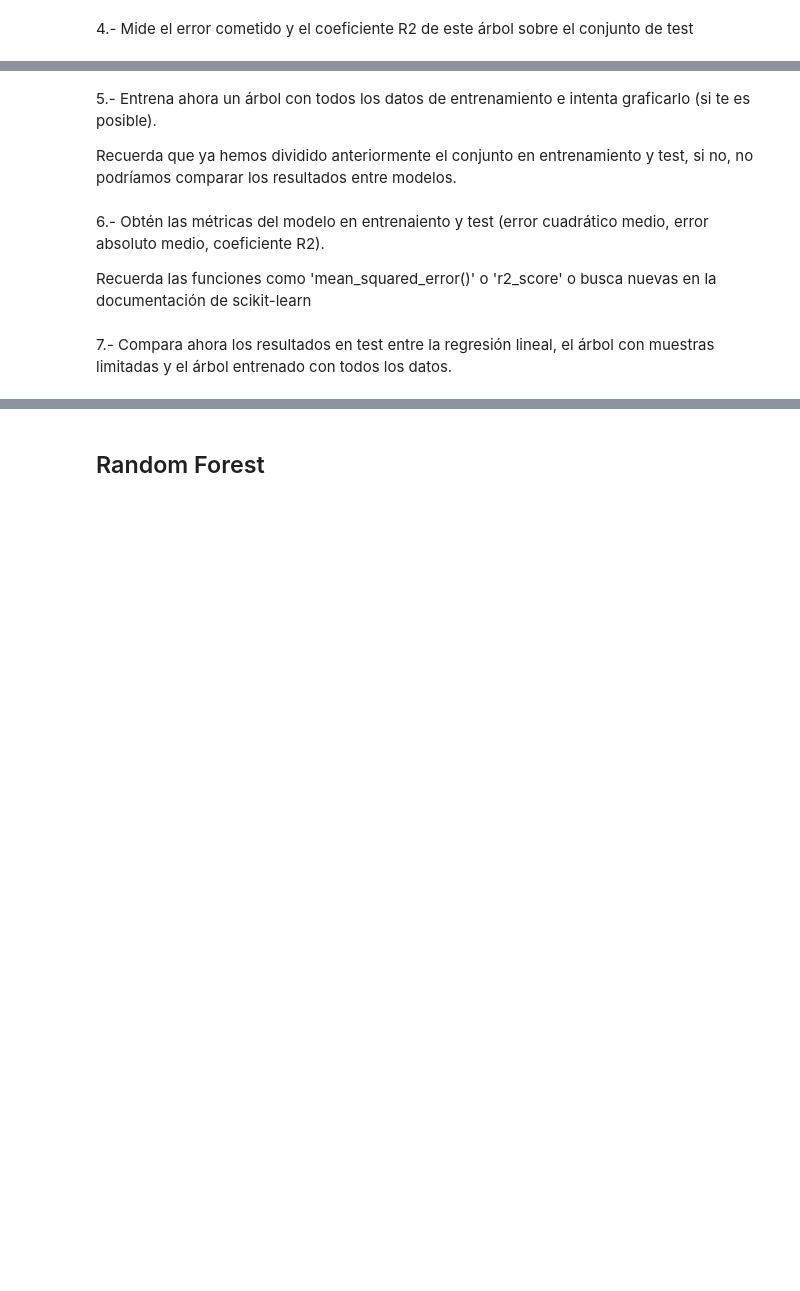
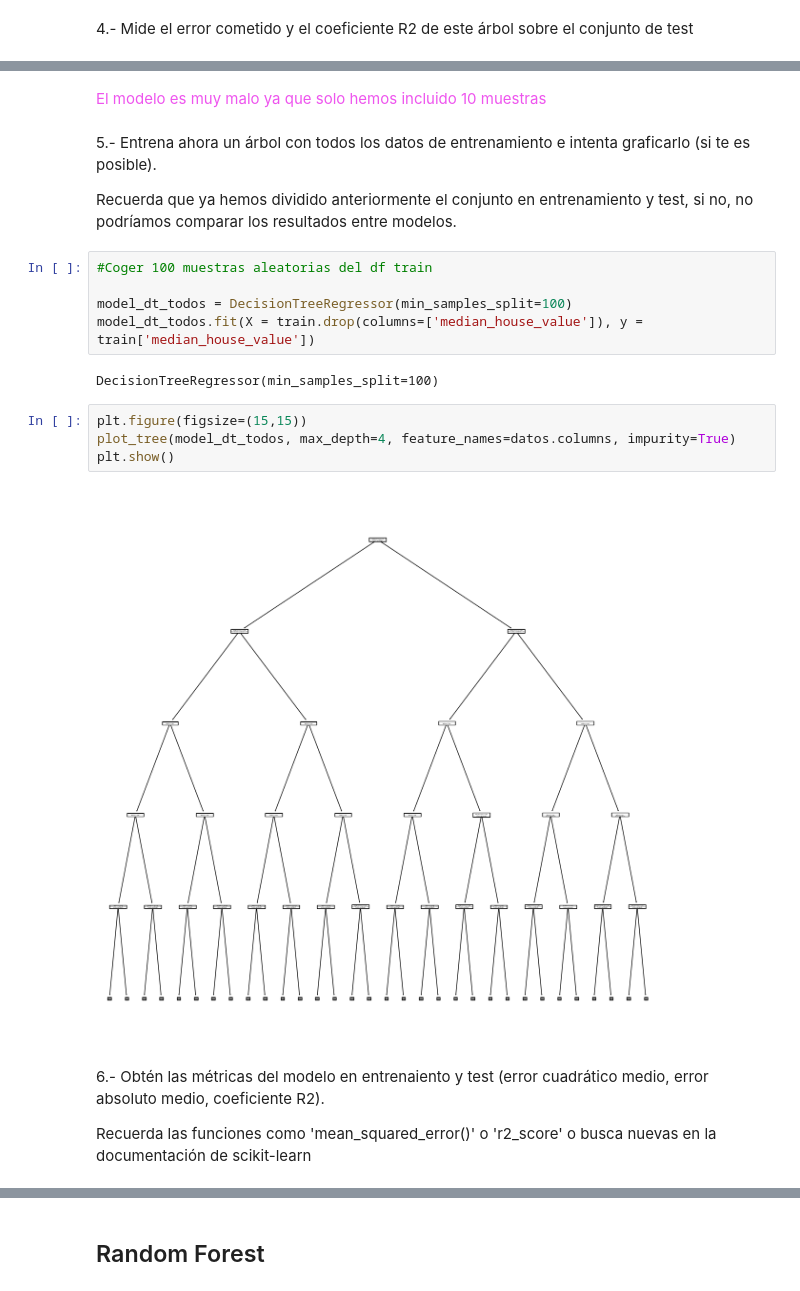
Before and after one commit to Vic263RP/MIA3-Formacion-2023-UV-AI, a Jupyter notebook: B1_HerramientasParaIA/T4_MachineLearning/Clase/Ejercicios_clase.ipynb, the cells around one changed output, grey strips where cells are left out. Saved outputs shown, nothing was run; the diff lists cells and outputs as text; blank space fills up the shorter version.

```diff
--- a/B1_HerramientasParaIA/T4_MachineLearning/Clase/Ejercicios_clase.ipynb
+++ b/B1_HerramientasParaIA/T4_MachineLearning/Clase/Ejercicios_clase.ipynb
@@ -204,10 +246,23 @@ En la documentación puedes ver la explicación de los parámetros si necesitas
+# %% [markdown]
+<p style='color:#e5e'>El modelo es muy malo ya que solo hemos incluido 10 muestras</p>
 # %% [markdown]
 5.- Entrena ahora un árbol con todos los datos de entrenamiento e intenta graficarlo (si te es posible).
 
 Recuerda que ya hemos dividido anteriormente el conjunto en entrenamiento y test, si no, no podríamos comparar los resultados entre modelos.
+# %%
+#Coger 100 muestras aleatorias del df train
+
+model_dt_todos = DecisionTreeRegressor(min_samples_split=100)
+model_dt_todos.fit(X = train.drop(columns=['median_house_value']), y = train['median_house_value'])
+# %% [output]
+DecisionTreeRegressor(min_samples_split=100)
+# %%
+plt.figure(figsize=(15,15))
+plot_tree(model_dt_todos, max_depth=4, feature_names=datos.columns, impurity=True)
+plt.show()
+# %% [output]
+[figure, added]
 # %% [markdown]
 6.- Obtén las métricas del modelo en entrenaiento y test (error cuadrático medio, error absoluto medio, coeficiente R2).
 
 Recuerda las funciones como 'mean_squared_error()' o 'r2_score' o busca nuevas en la documentación de scikit-learn
-# %% [markdown]
-7.- Compara ahora los resultados en test entre la regresión lineal, el árbol con muestras limitadas y el árbol entrenado con todos los datos.
```
Also changed, not shown: parts of 10 cells of this notebook.
